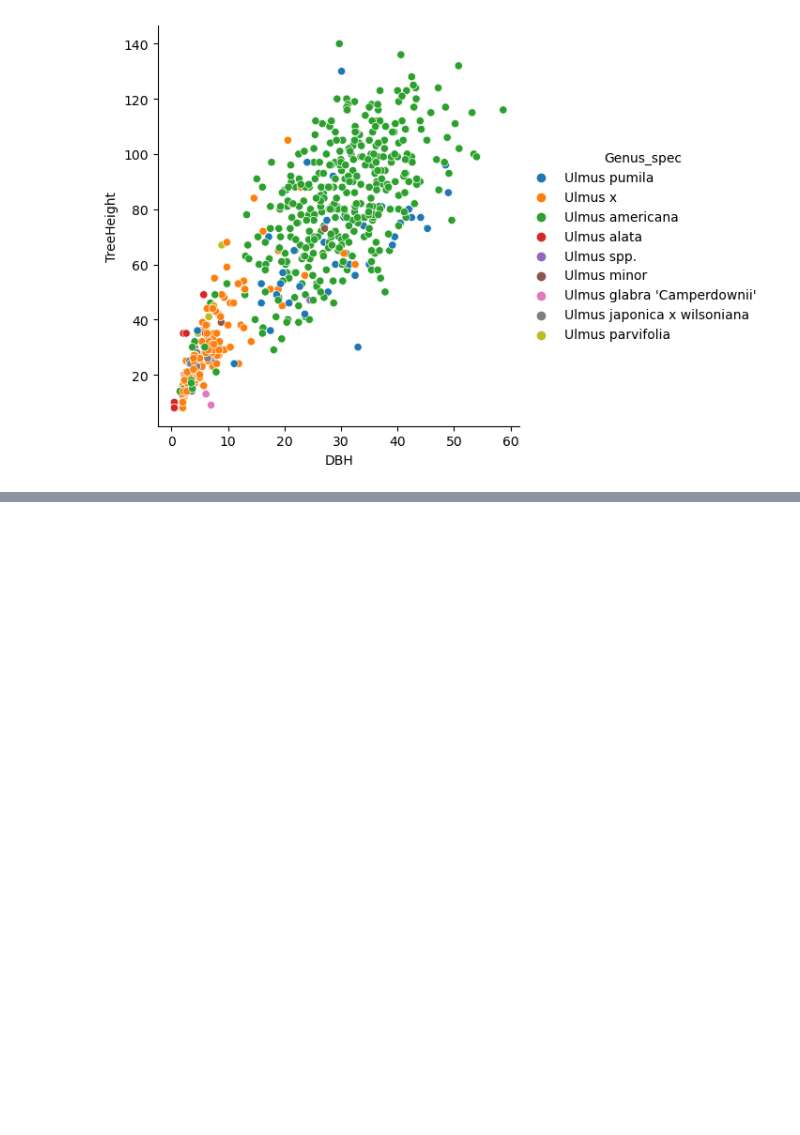
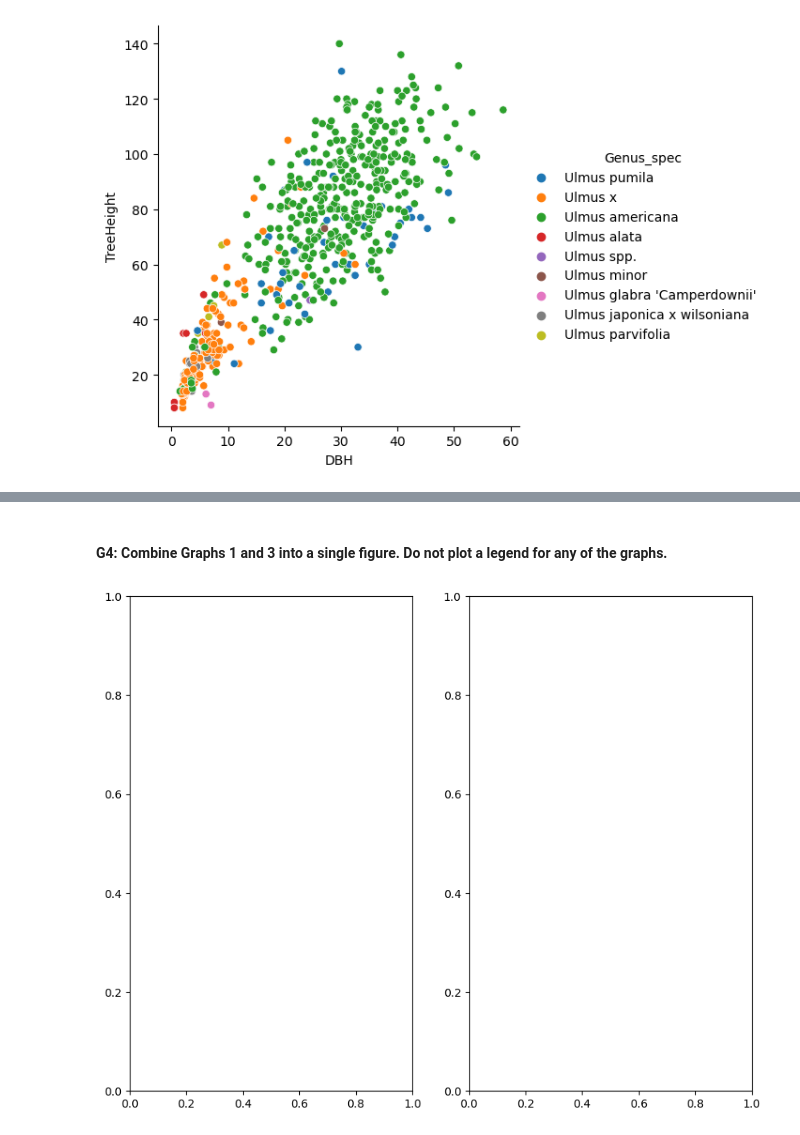
Before and after one commit to MagnusBurnet/PY4SA23_Assignment, a Jupyter notebook: Script_for_assessment2.ipynb, the cells around one changed output, grey strips where cells are left out. Drawn from its saved outputs; the diff is of its cells as text; code cells hidden in the pictures; blank space fills up the shorter version.

```diff
--- a/Script_for_assessment2.ipynb
+++ b/Script_for_assessment2.ipynb
@@ -208,0 +220,8 @@ sns.relplot(x="DBH", y="TreeHeight", hue="Genus_spec", data=Ulmus_genus)
+# %% [markdown]
+#### G4: Combine Graphs 1 and 3 into a single figure. Do not plot a legend for any of the graphs.
+# %%
+fig1, axs = plt.subplots(1,2)
+
+plt.show('G1')
+# %% [output]
+[figure, added]
```
Also changed, not shown: parts of 3 cells of this notebook.
